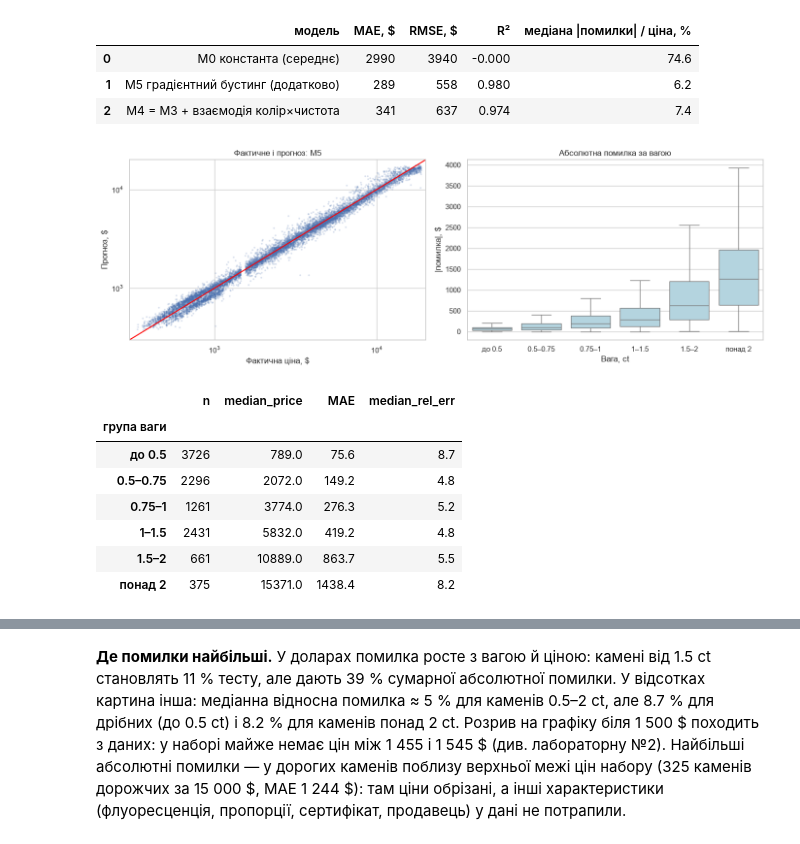
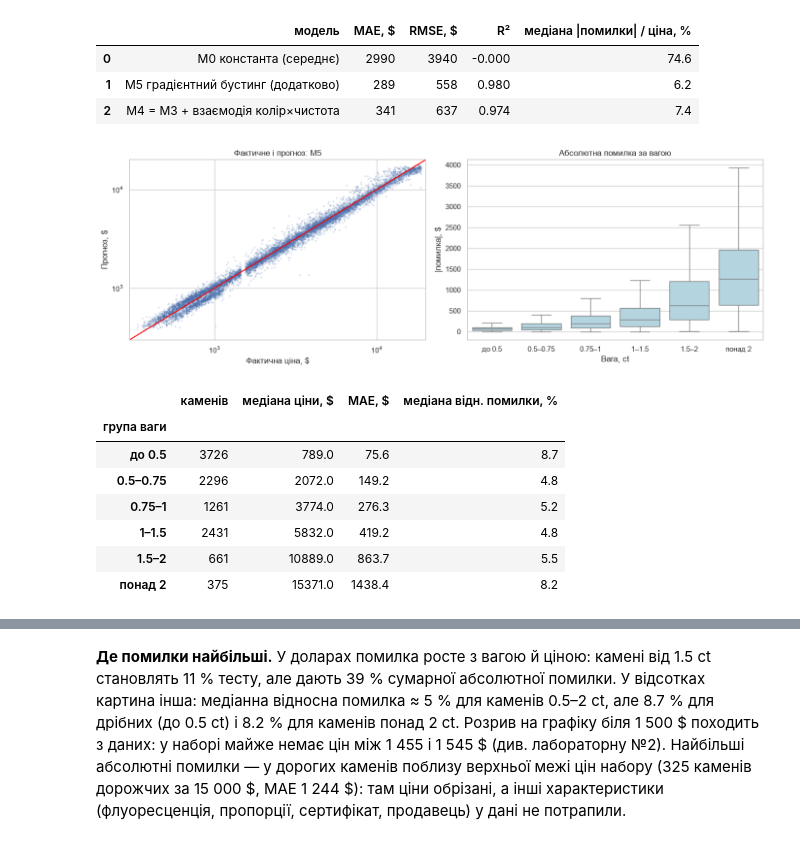
Before and after one commit to vladyslavdemchuk956/Lab03_Demchuk_Vladyslav, a Jupyter notebook: report.ipynb, the cells around one changed output, grey strips where cells are left out. Saved outputs shown, nothing was run; the diff lists cells and outputs as text; code cells hidden in the pictures.

```diff
--- a/report.ipynb
+++ b/report.ipynb
@@ -654,30 +662,32 @@ ax[1].set_ylabel("|помилка|, $")
 plt.tight_layout()
 plt.savefig("figures/05_test_pred.png", dpi=150, bbox_inches="tight")
 plt.show()
-
-by_weight = err.groupby("група ваги", observed=True).agg(
-    n=("price", "size"),
-    median_price=("price", "median"),
-    MAE=("abs_err", "mean"),
-    median_rel_err=("rel_err", "median"),
-)
-by_weight = by_weight.round(1)
-by_weight.to_csv("results/test_errors_by_carat.csv")
-
-small = by_weight.iloc[0]
-large = by_weight.iloc[-1]
-numbers["rel_err_small"] = float(small["median_rel_err"])
-numbers["rel_err_large"] = float(large["median_rel_err"])
-
-by_weight
 # %% [output]
 [figure]
-|  | n | median_price | MAE | median_rel_err |
-| група ваги |  |  |  |  |
-| до 0.5 | 3726 | 789.0 | 75.6 | 8.7 |
-| 0.5–0.75 | 2296 | 2072.0 | 149.2 | 4.8 |
-| 0.75–1 | 1261 | 3774.0 | 276.3 | 5.2 |
-| 1–1.5 | 2431 | 5832.0 | 419.2 | 4.8 |
-| 1.5–2 | 661 | 10889.0 | 863.7 | 5.5 |
-| понад 2 | 375 | 15371.0 | 1438.4 | 8.2 |
+# %%
+#| label: tbl-test-groups
+#| tbl-cap: "Помилки обраної моделі на тесті за групами ваги."
+by_weight = err.groupby("група ваги", observed=True).agg(
+    n=("price", "size"),
+    median_price=("price", "median"),
+    MAE=("abs_err", "mean"),
+    median_rel_err=("rel_err", "median"),
+)
+by_weight = by_weight.round(1)
+by_weight.to_csv("results/test_errors_by_carat.csv")
+
+numbers["rel_err_small"] = float(by_weight["median_rel_err"].iloc[0])
+numbers["rel_err_large"] = float(by_weight["median_rel_err"].iloc[-1])
+
+by_weight.columns = ["каменів", "медіана ціни, $", "MAE, $", "медіана відн. помилки, %"]
+by_weight
+# %% [output]
+|  | каменів | медіана ціни, $ | MAE, $ | медіана відн. помилки, % |
+| група ваги |  |  |  |  |
+| до 0.5 | 3726 | 789.0 | 75.6 | 8.7 |
+| 0.5–0.75 | 2296 | 2072.0 | 149.2 | 4.8 |
+| 0.75–1 | 1261 | 3774.0 | 276.3 | 5.2 |
+| 1–1.5 | 2431 | 5832.0 | 419.2 | 4.8 |
+| 1.5–2 | 661 | 10889.0 | 863.7 | 5.5 |
+| понад 2 | 375 | 15371.0 | 1438.4 | 8.2 |
 # %%
```
Also changed, not shown: parts of 6 cells of this notebook, 7 other files.
